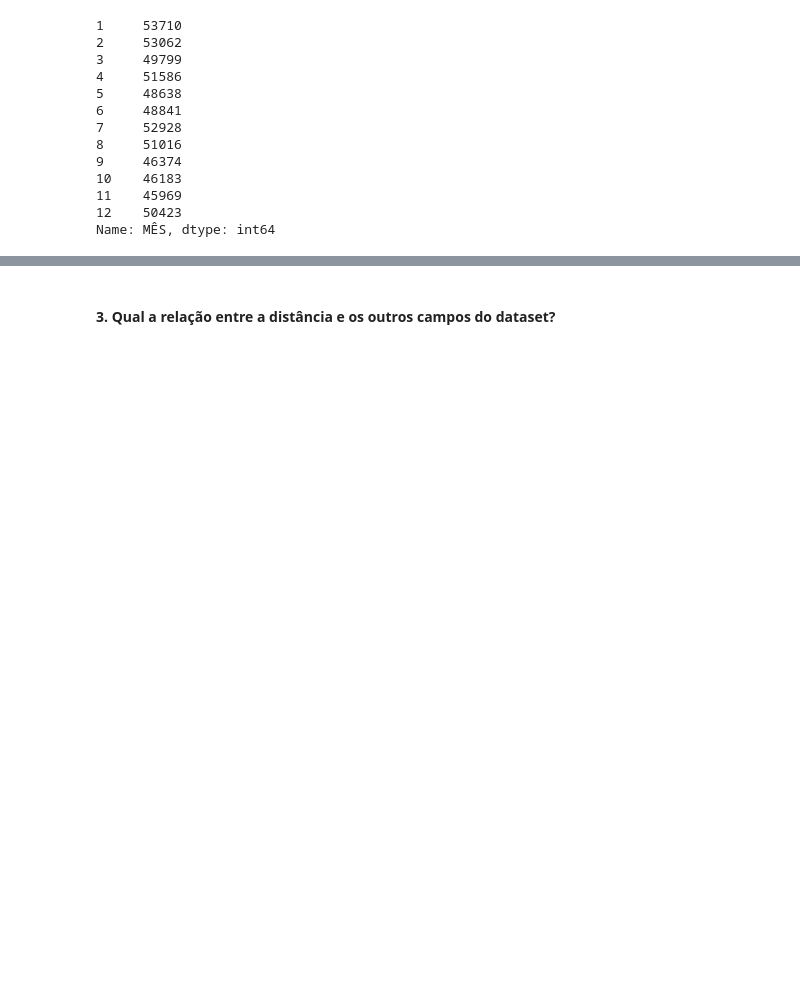
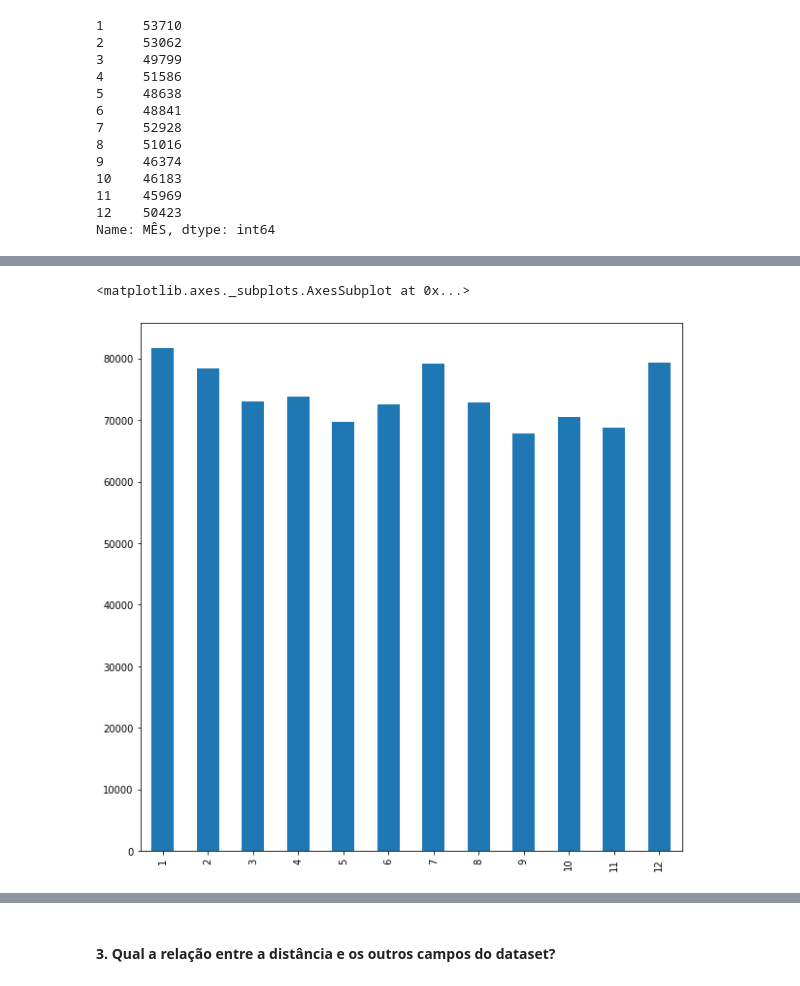
Before and after one commit to ricardokojo/MAC0459-2019, a Jupyter notebook: lista+prova.ipynb, the cells around one changed output, grey strips where cells are left out. Drawn from its saved outputs; the diff is of its cells as text; code cells hidden in the pictures; blank space fills up the shorter version.

```diff
--- a/lista+prova.ipynb
+++ b/lista+prova.ipynb
@@ -295,0 +364,5 @@ Name: MÊS, dtype: int64
+# %%
+flights_per_month.plot.bar(figsize=(10,10))
+# %% [output]
+<matplotlib.axes._subplots.AxesSubplot at 0x...>
+[figure, added]
```
Also changed, not shown: parts of 11 cells of this notebook.
